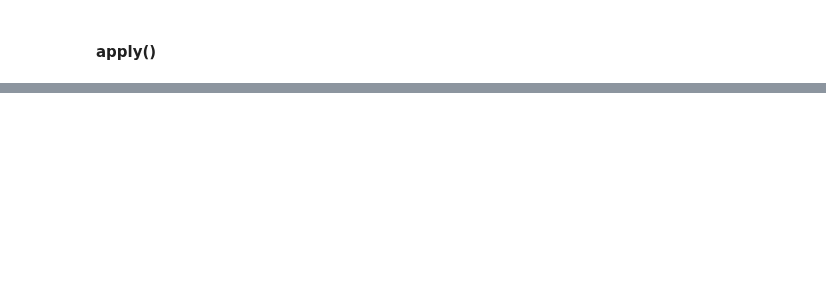
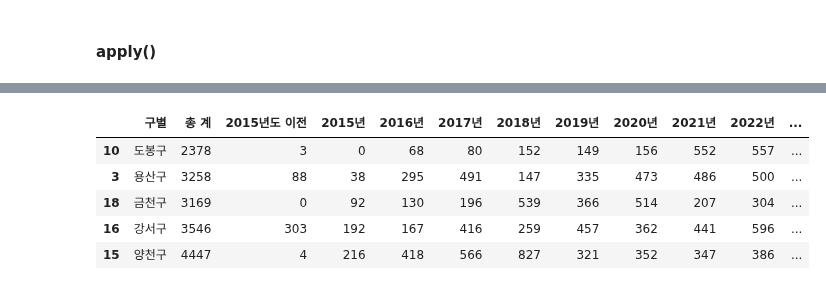
Before and after one commit to solpinetree/ds_study, a Jupyter notebook: source_code/01.Analysis Seoul CCTV.ipynb, the cells around one changed output, grey strips where cells are left out. Saved outputs shown, nothing was run; the diff lists cells and outputs as text; code cells hidden in the pictures; blank space fills up the shorter version.

```diff
--- a/source_code/01.Analysis Seoul CCTV.ipynb
+++ b/source_code/01.Analysis Seoul CCTV.ipynb
@@ -638,0 +674,15 @@ Name: A, dtype: object
+# %%
+# 기존 컬럼이 없으면 추가, 있으면 수정
+CCTV_Seoul["최근증가율"] = (
+    (CCTV_Seoul["2023년"] + CCTV_Seoul["2022년"] + CCTV_Seoul["2021년"])
+    / (CCTV_Seoul["2015년도 이전"] + CCTV_Seoul["2015년"] + CCTV_Seoul["2016년"] + CCTV_Seoul["2017년"] + CCTV_Seoul["2018년"]
+       + CCTV_Seoul["2019년"] + CCTV_Seoul["2020년"]) * 100
+)
+CCTV_Seoul.sort_values(by = "최근증가율", ascending = False).head()
+# %% [output]
+|  | 구별 | 총 계 | 2015년도 이전 | 2015년 | 2016년 | 2017년 | 2018년 | 2019년 | 2020년 | 2021년 | 2022년 | ... |
+| 10 | 도봉구 | 2378 | 3 | 0 | 68 | 80 | 152 | 149 | 156 | 552 | 557 | ... |
+| 3 | 용산구 | 3258 | 88 | 38 | 295 | 491 | 147 | 335 | 473 | 486 | 500 | ... |
+| 18 | 금천구 | 3169 | 0 | 92 | 130 | 196 | 539 | 366 | 514 | 207 | 304 | ... |
+| 16 | 강서구 | 3546 | 303 | 192 | 167 | 416 | 259 | 457 | 362 | 441 | 596 | ... |
+| 15 | 양천구 | 4447 | 4 | 216 | 418 | 566 | 827 | 321 | 352 | 347 | 386 | ... |
```
Also changed, not shown: parts of 74 cells of this notebook.
